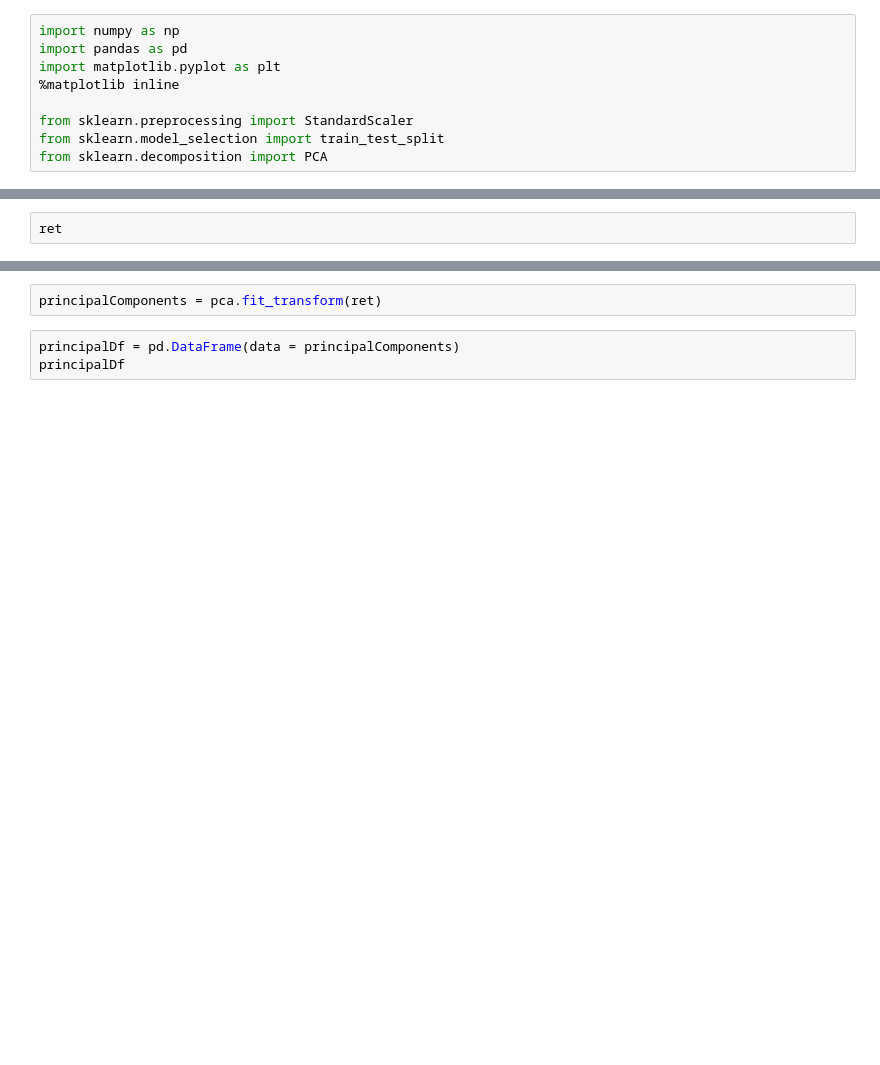
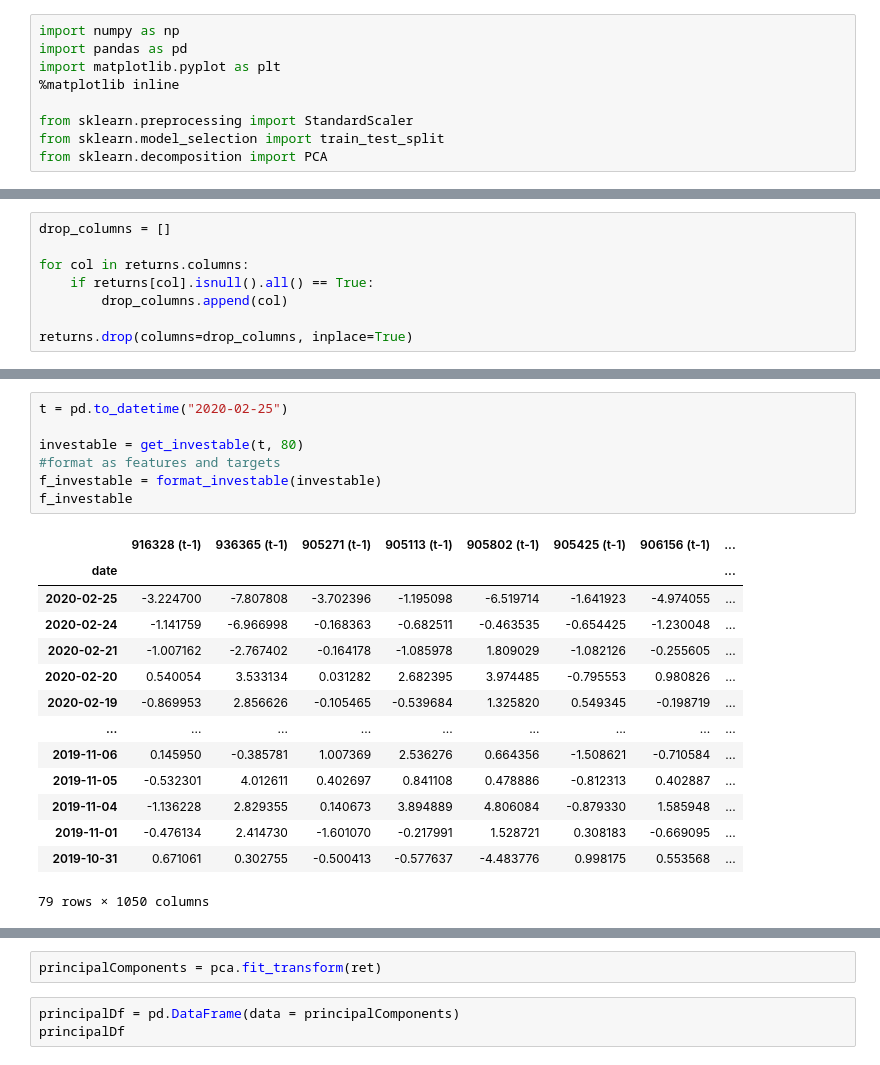
Before and after one commit to jeremylee73/differential-capital, a Jupyter notebook: feature-engineering/PCA on Returns Dataframe.ipynb, the cells around one changed output, grey strips where cells are left out. Drawn from its saved outputs; the diff is of its cells as text; blank space fills up the shorter version.

```diff
--- a/feature-engineering/PCA on Returns Dataframe.ipynb
+++ b/feature-engineering/PCA on Returns Dataframe.ipynb
@@ -32,2 +33,8 @@ for stock in ret.columns:
 # %%
-ret
+drop_columns = []
+
+for col in returns.columns:
+    if returns[col].isnull().all() == True:
+        drop_columns.append(col)
+
+returns.drop(columns=drop_columns, inplace=True)
@@ -48,0 +99,22 @@ ret
+# %%
+t = pd.to_datetime("2020-02-25")
+
+investable = get_investable(t, 80)
+#format as features and targets
+f_investable = format_investable(investable)
+f_investable
+# %% [output]
+|  | 916328 (t-1) | 936365 (t-1) | 905271 (t-1) | 905113 (t-1) | 905802 (t-1) | 905425 (t-1) | 906156 (t-1) | ... |
+| date |  |  |  |  |  |  |  | ... |
+| 2020-02-25 | -3.224700 | -7.807808 | -3.702396 | -1.195098 | -6.519714 | -1.641923 | -4.974055 | ... |
+| 2020-02-24 | -1.141759 | -6.966998 | -0.168363 | -0.682511 | -0.463535 | -0.654425 | -1.230048 | ... |
+| 2020-02-21 | -1.007162 | -2.767402 | -0.164178 | -1.085978 | 1.809029 | -1.082126 | -0.255605 | ... |
+| 2020-02-20 | 0.540054 | 3.533134 | 0.031282 | 2.682395 | 3.974485 | -0.795553 | 0.980826 | ... |
+| 2020-02-19 | -0.869953 | 2.856626 | -0.105465 | -0.539684 | 1.325820 | 0.549345 | -0.198719 | ... |
+| ... | ... | ... | ... | ... | ... | ... | ... | ... |
+| 2019-11-06 | 0.145950 | -0.385781 | 1.007369 | 2.536276 | 0.664356 | -1.508621 | -0.710584 | ... |
+| 2019-11-05 | -0.532301 | 4.012611 | 0.402697 | 0.841108 | 0.478886 | -0.812313 | 0.402887 | ... |
+| 2019-11-04 | -1.136228 | 2.829355 | 0.140673 | 3.894889 | 4.806084 | -0.879330 | 1.585948 | ... |
+| 2019-11-01 | -0.476134 | 2.414730 | -1.601070 | -0.217991 | 1.528721 | 0.308183 | -0.669095 | ... |
+| 2019-10-31 | 0.671061 | 0.302755 | -0.500413 | -0.577637 | -4.483776 | 0.998175 | 0.553568 | ... |
+79 rows × 1050 columns
```
Also changed, not shown: parts of 9 cells of this notebook.
